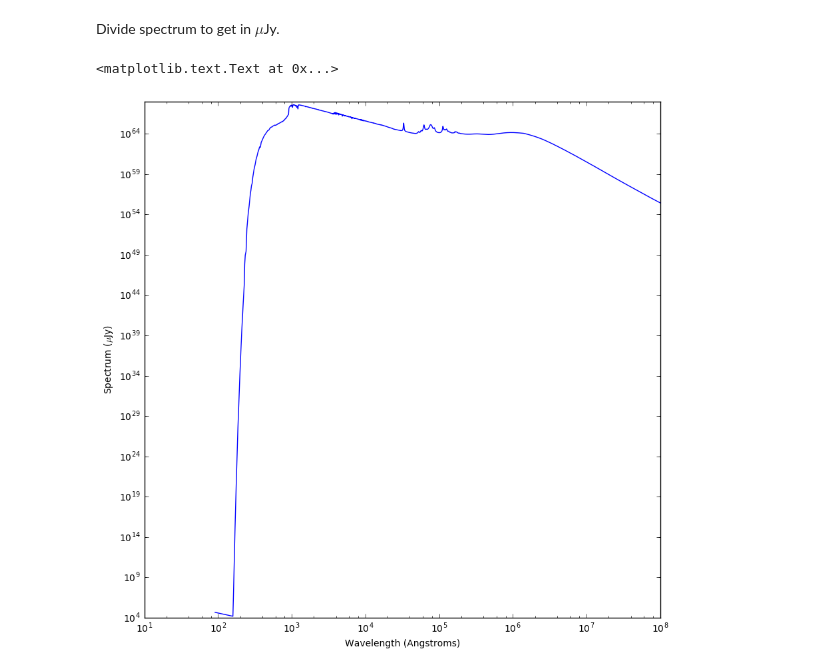
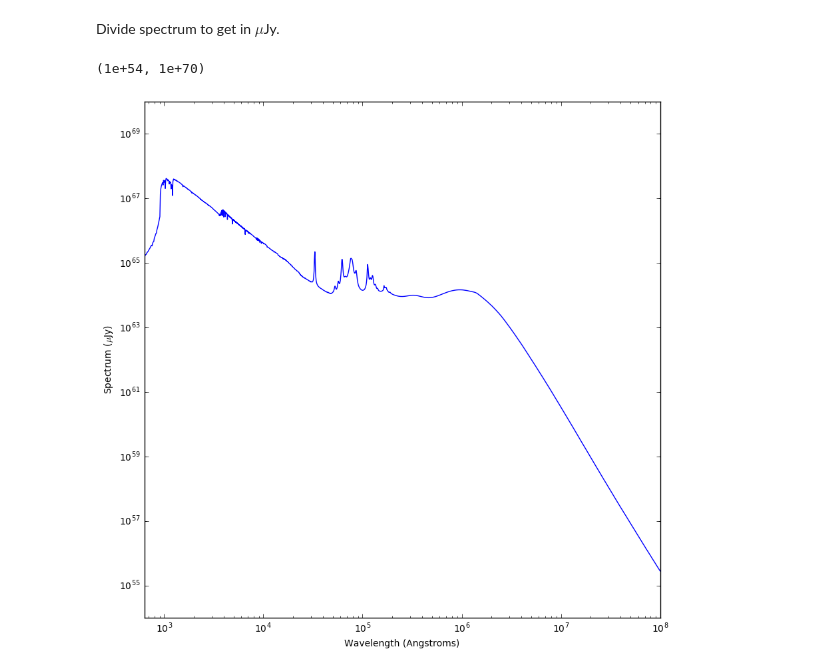
Before and after one commit to sararosecran/radiative_processes, a Jupyter notebook: final_project.ipynb, the cells around one changed output. Cells and saved outputs as stored; diff of their text form; code cells hidden in the pictures.

```diff
--- a/final_project.ipynb
+++ b/final_project.ipynb
@@ -68,10 +68,12 @@ spec = spec / (1.0E-6) # convert to microJy
 # %%
 fig = plt.figure(figsize=[10,10])
 plt.plot(wave, spec)
 plt.xscale('log')
 plt.yscale('log')
 plt.xlabel('Wavelength (Angstroms)')
 plt.ylabel('Spectrum ($\mu$Jy)')
+plt.xlim(1.0*10**2.8,1.0E8)
+plt.ylim(1.0E54,1.0E70)
 # %% [output]
-<matplotlib.text.Text at 0x...>
+(1e+54, 1e+70)
-[figure, old version]
+[figure, new version]
```
